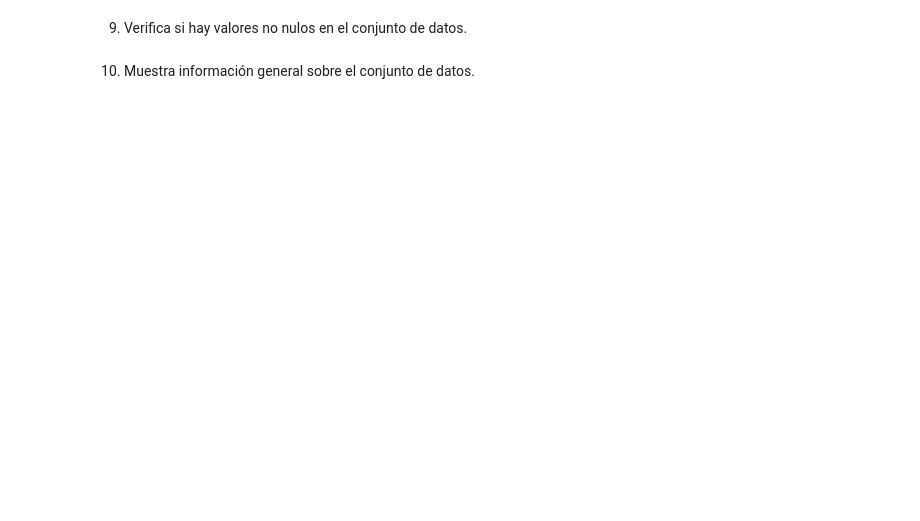
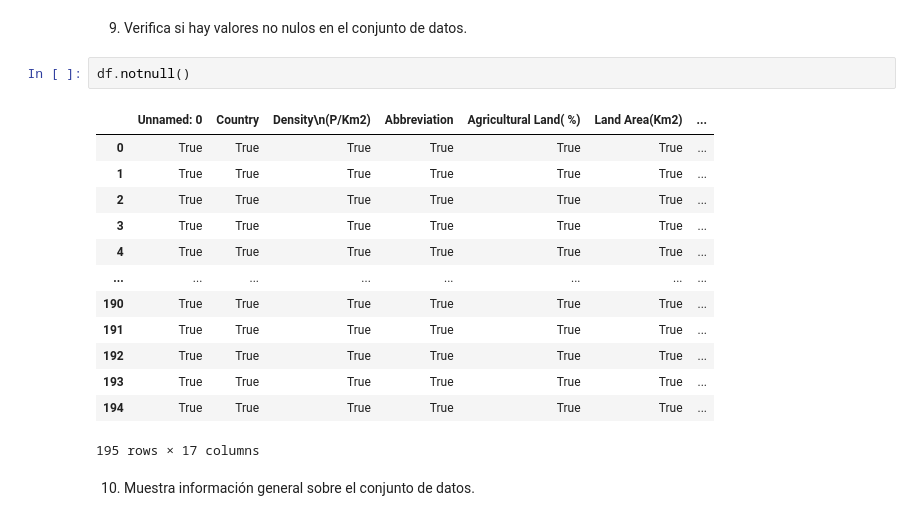
Before and after one commit to Adalab/da-promoF-modulo3-sprint1-pairprogramming-BelenZahara, a Jupyter notebook: PairProgrammingEDA.ipynb, the cells around one changed output. Drawn from its saved outputs; the diff is of its cells as text; blank space fills up the shorter version.

```diff
--- a/PairProgrammingEDA.ipynb
+++ b/PairProgrammingEDA.ipynb
@@ -19,4 +114,20 @@ Ejercicios de exploración del conjunto de da
 # %% [markdown]
 9. Verifica si hay valores no nulos en el conjunto de datos.
+# %%
+df.notnull()
+# %% [output]
+|  | Unnamed: 0 | Country | Density\n(P/Km2) | Abbreviation | Agricultural Land( %) | Land Area(Km2) | ... |
+| 0 | True | True | True | True | True | True | ... |
+| 1 | True | True | True | True | True | True | ... |
+| 2 | True | True | True | True | True | True | ... |
+| 3 | True | True | True | True | True | True | ... |
+| 4 | True | True | True | True | True | True | ... |
+| ... | ... | ... | ... | ... | ... | ... | ... |
+| 190 | True | True | True | True | True | True | ... |
+| 191 | True | True | True | True | True | True | ... |
+| 192 | True | True | True | True | True | True | ... |
+| 193 | True | True | True | True | True | True | ... |
+| 194 | True | True | True | True | True | True | ... |
+195 rows × 17 columns
 # %% [markdown]
 10. Muestra información general sobre el conjunto de datos.
```
Also changed, not shown: parts of 34 cells of this notebook.
